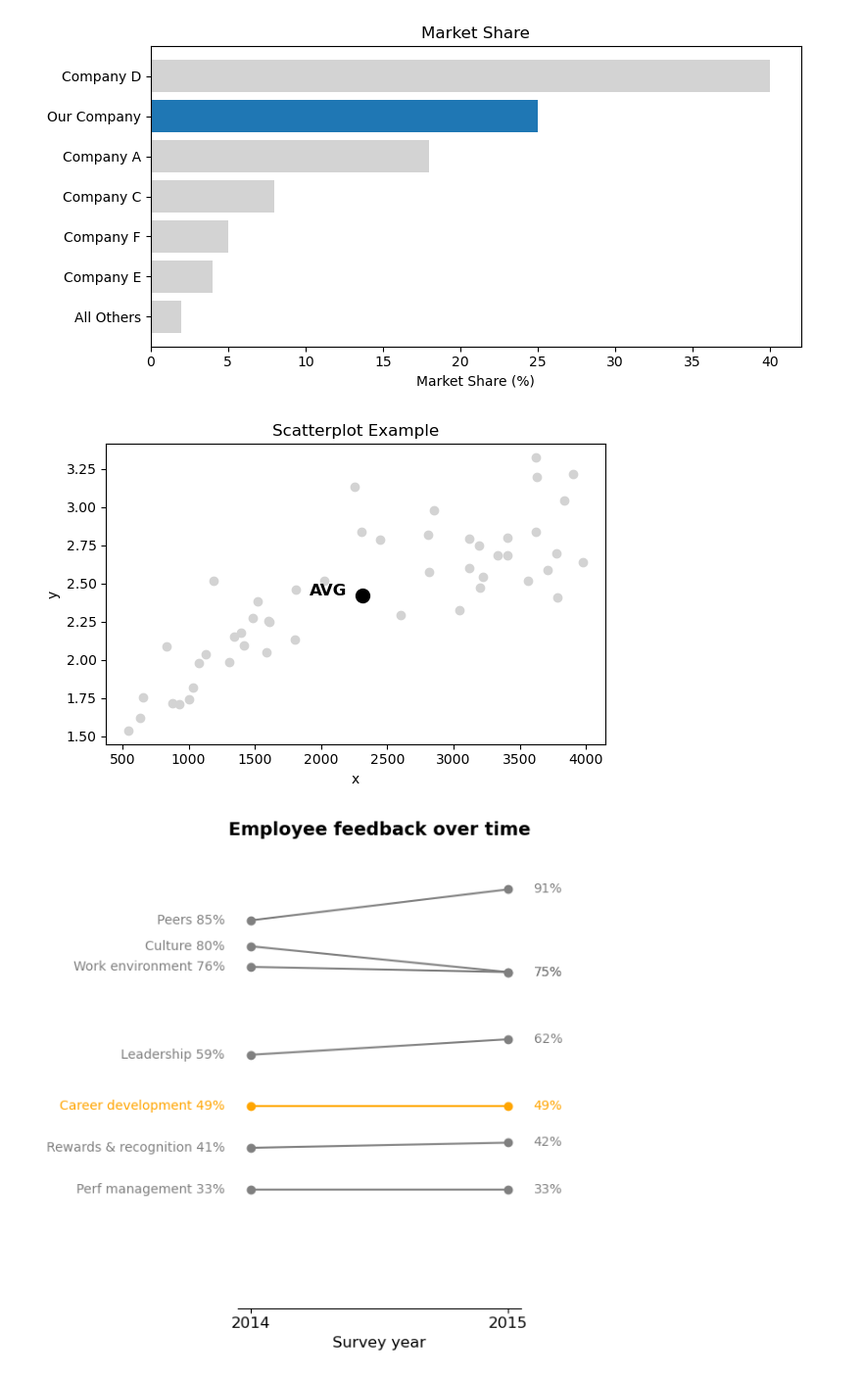
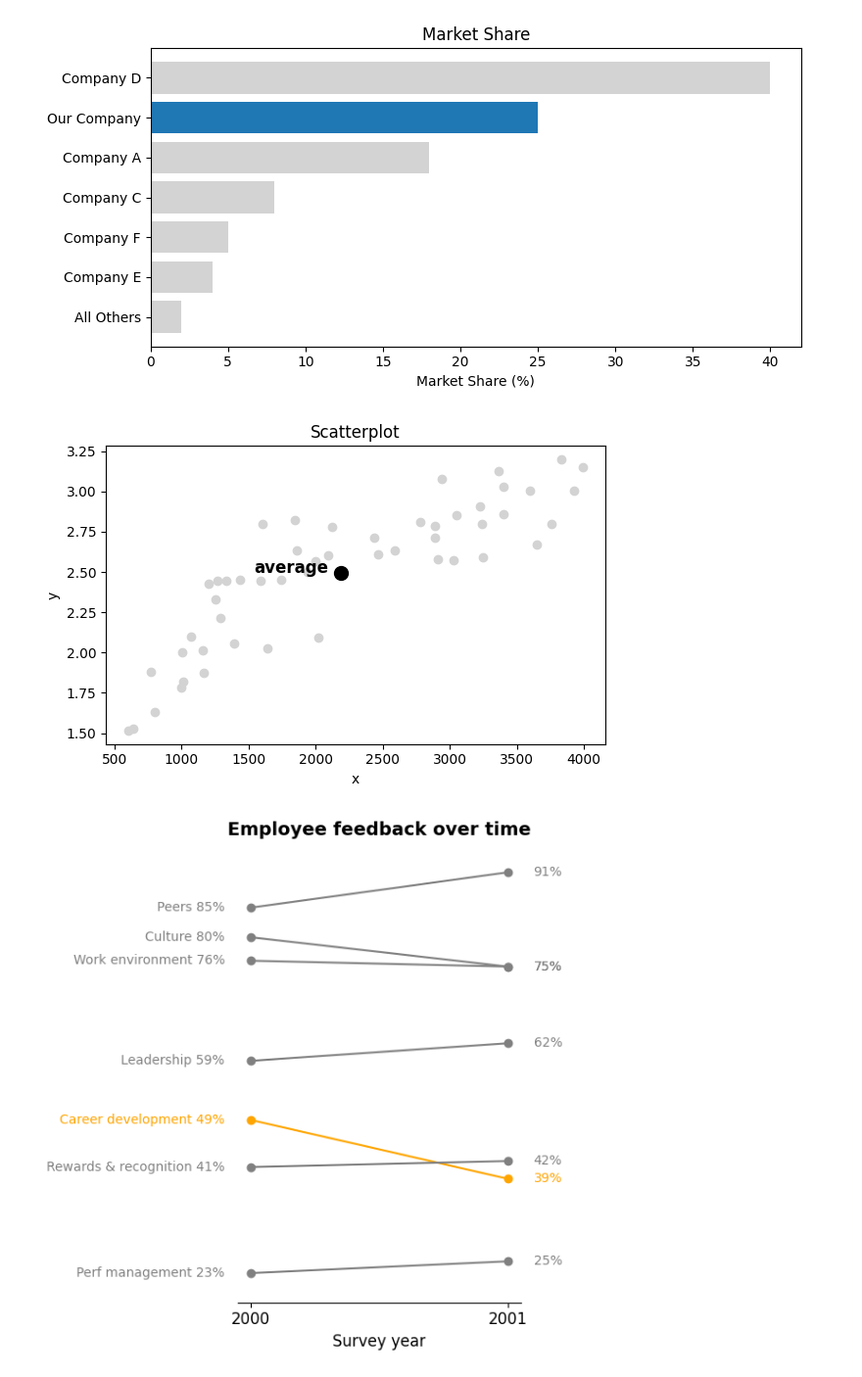
Before and after one commit to Jordanbarker/jordanbarker.github.io, a Jupyter notebook: notebook_library/data_visualization.ipynb, the cells around one changed output. Shown at 98% size. Cells and saved outputs as stored; diff of their text form; code cells hidden in the pictures.

```diff
--- a/notebook_library/data_visualization.ipynb
+++ b/notebook_library/data_visualization.ipynb
@@ -108,54 +130,47 @@ plt.show()
 # %% [output]
 [figure]
 # %%
-miles_driven = rng.uniform(500, 4000, 50)  # random values between 500 and 4000
-cost_per_mile = 3 - 2 * np.exp(-miles_driven / 1500) + rng.normal(0, 0.2, 50)  # simulated trend with noise
-
+x = rng.uniform(500, 4000, 50)
+y = 3 - 2 * np.exp(-x / 1500) + rng.normal(0, 0.2, 50)  # simulated trend with noise
 
 plt.figure(figsize=(6, 4))
-plt.scatter(miles_driven, cost_per_mile, color='lightgray', label='Data')
-
-# Highlight the average point
-avg_miles = np.mean(miles_driven)
-avg_cost = np.mean(cost_per_mile)
-plt.scatter(avg_miles, avg_cost, color='black', s=100, label='Average')
-plt.text(avg_miles - 400, avg_cost, 'AVG', color='black', fontsize=12, weight='bold')
-
-plt.title('Scatterplot Example')
+plt.scatter(x, y, color='lightgray', label='Data')
+plt.scatter(np.mean(x), np.mean(y), color='black', s=100, label='Average')
+plt.text(np.mean(x) - 650, np.mean(y), 'average', color='black', fontsize=12, weight='bold')
+plt.title('Scatterplot')
 plt.xlabel('x')
 plt.ylabel('y')
-# plt.xlim(0, 4000)
-# plt.ylim(0, 3)
 plt.tight_layout()
 plt.show()
 # %% [output]
-[figure, old version]
+[figure, new version]
 # %%
 categories = ['Peers', 'Culture', 'Work environment', 'Leadership', 'Career development', 'Rewards & recognition', 'Perf management']
-year_2014 = [85, 80, 76, 59, 49, 41, 33]
-year_2015 = [91, 75, 75, 62, 49, 42, 33]
+start_vals = [85, 80, 76, 59, 49, 41, 23]
+end_vals = [91, 75, 75, 62, 39, 42, 25]
+dates = [2000, 2001]
 colors = ['gray', 'gray', 'gray', 'gray', 'orange', 'gray', 'gray']
 
 fig, ax = plt.subplots(figsize=(6, 6))
 
 for i, category in enumerate(categories):
-    ax.plot([2014, 2015], [year_2014[i], year_2015[i]], marker='o', color=colors[i])
-    ax.text(2013.9, year_2014[i], f'{category} {year_2014[i]}%', va='center', ha='right', color=colors[i])
-    ax.text(2015.1, year_2015[i], f'{year_2015[i]}%', va='center', color=colors[i])
+    ax.plot(dates, [start_vals[i], end_vals[i]], marker='o', color=colors[i])
+    ax.text(dates[0]-0.1, start_vals[i], f'{category} {start_vals[i]}%', va='center', ha='right', color=colors[i])
+    ax.text(dates[1]+0.1, end_vals[i], f'{end_vals[i]}%', va='center', color=colors[i])
 
 plt.title('Employee feedback over time', fontsize=14, weight='bold')
-plt.xticks([2014, 2015], ['2014', '2015'], fontsize=12)
-plt.ylim(10, 100)
+plt.xticks(dates, [str(date) for date in dates], fontsize=12)
+plt.ylim(min(start_vals+end_vals)-5, max(start_vals+end_vals)+5)
 ax.set_xlabel('Survey year', fontsize=12)
 ax.set_ylabel('Percent favorable', fontsize=12)
 
 # Hide the y-axis and spines for cleaner look
 ax.spines['left'].set_visible(False)
 ax.spines['right'].set_visible(False)
 ax.spines['top'].set_visible(False)
 ax.get_yaxis().set_visible(False)
 
 plt.tight_layout()
 plt.show()
 # %% [output]
-[figure, old version]
+[figure, new version]
```
Also changed, not shown: parts of 12 cells of this notebook.
